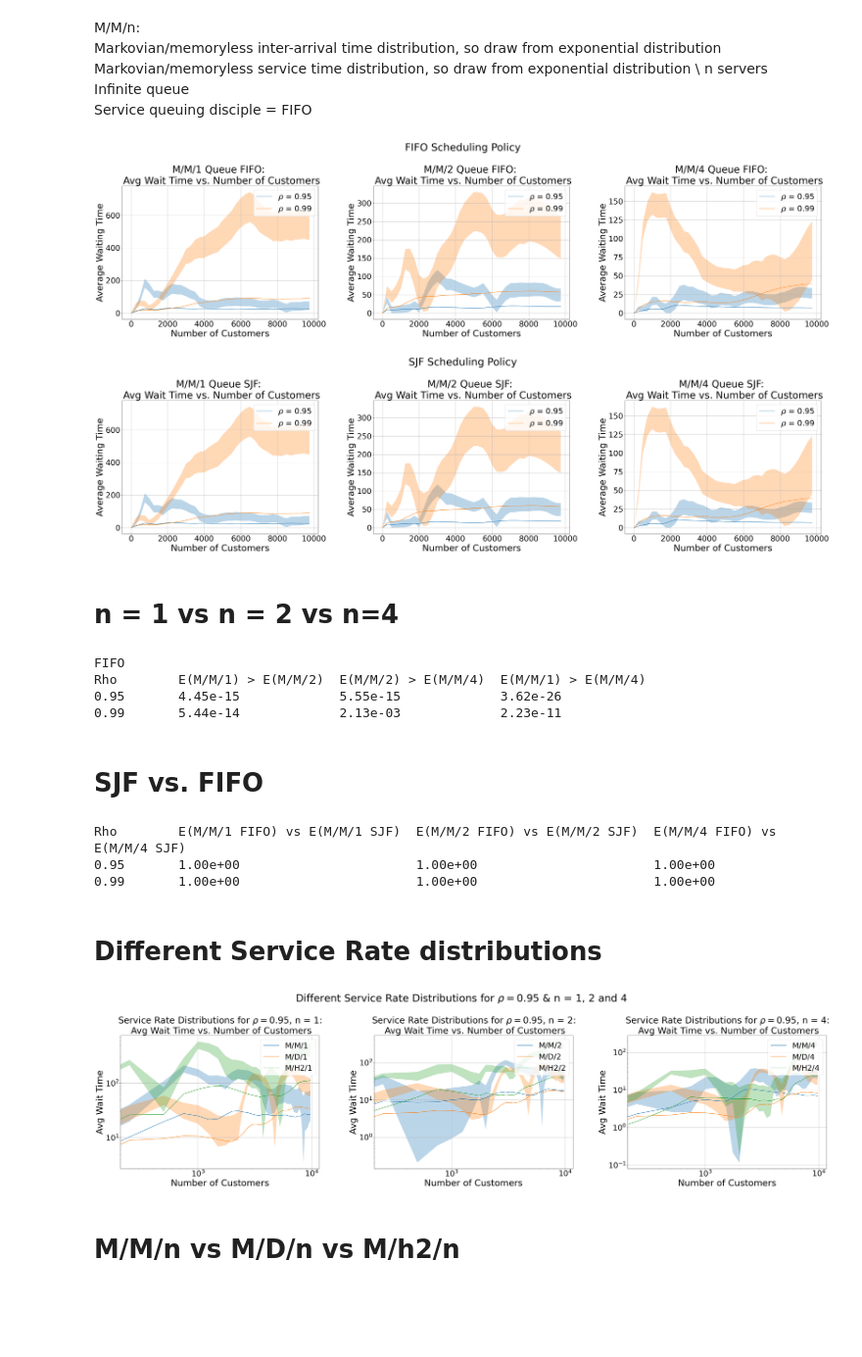
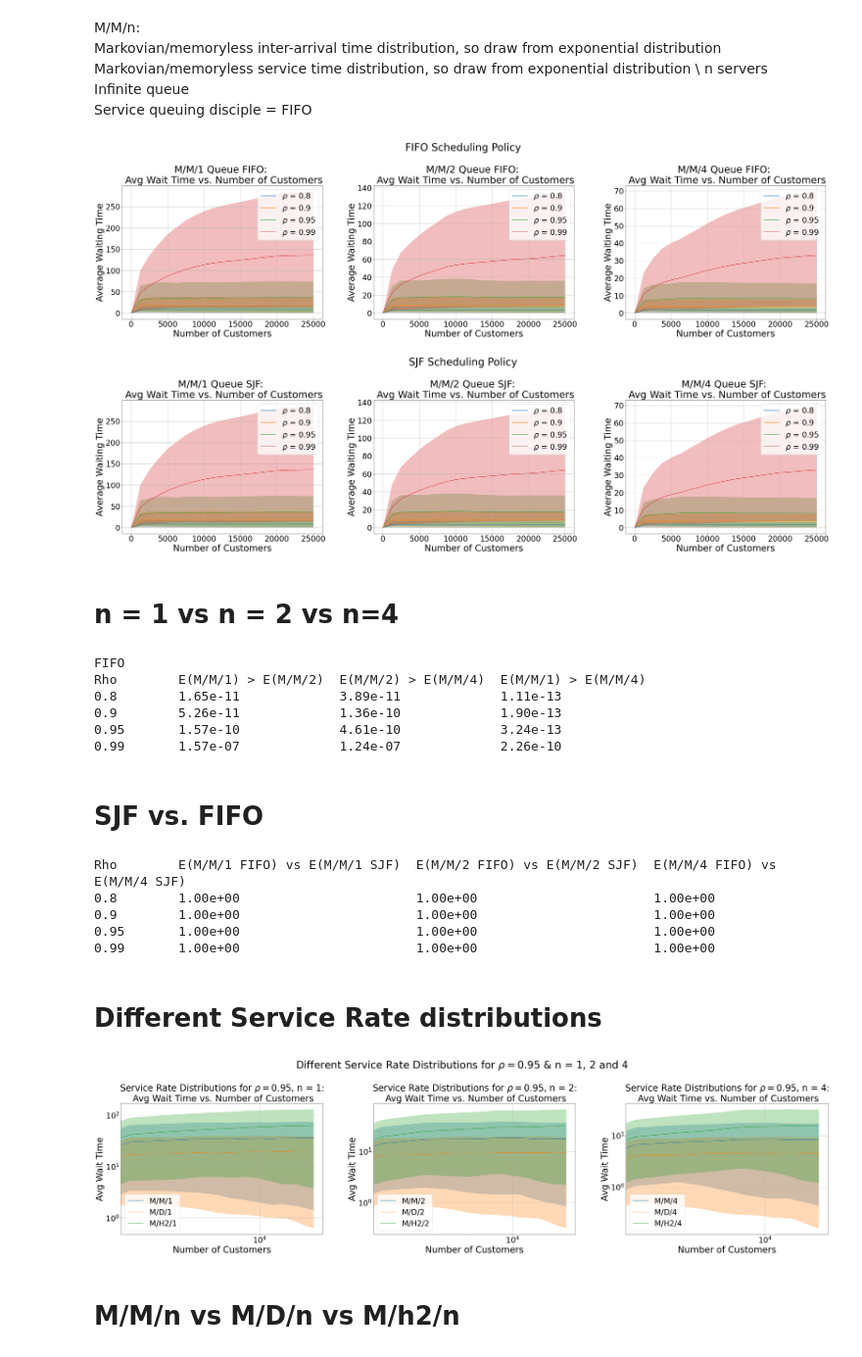
Before and after one commit to koenweverink/stochastic_simulation_assignment_2, a Jupyter notebook: DES_queue.ipynb, the cells around one changed output. Shown: that part at 98% size. Cells and saved outputs as stored; diff of their text form; code cells hidden in the pictures; blank space fills up the shorter version.

```diff
--- a/DES_queue.ipynb
+++ b/DES_queue.ipynb
@@ -114,9 +114,9 @@ def calculate_confidence_interval(data, confidence=0.95):
     return m, (m - h, m + h)
 # %%
 def main():
-    num_simulations = 2
-    num_customers_values = np.arange(0, 10000, 250)
-    rhos = [0.95, 0.99]
+    num_simulations = 100
+    num_customers_values = np.arange(0, 25001, 1250)
+    rhos = [0.8, 0.9, 0.95, 0.99]
     mu = 1/2
     scheduling_policies = ['FIFO', 'SJF']
 
@@ -198,14 +198,14 @@ if __name__ == "__main__":
     csv_path = 'FIFO_SJF_data.csv'
     results.to_csv(csv_path, index=False)
 # %% [output]
-[figure, old version]
+[figure, new version]
-[figure, old version]
+[figure, new version]
 # %% [markdown]
 # n = 1 vs n = 2 vs n=4
 # %%
 #Statistical tests: Welch test for two samples
 # Compare different queue numbers (for different rhos)
-rhos = [0.95, 0.99]
+rhos = [0.8, 0.9, 0.95, 0.99]
 
 # Table header
 print('FIFO')
@@ -237,14 +237,16 @@ for rho in rhos:
 # %% [output]
 FIFO
 Rho        E(M/M/1) > E(M/M/2)  E(M/M/2) > E(M/M/4)  E(M/M/1) > E(M/M/4)
-0.95       4.45e-15             5.55e-15             3.62e-26
-0.99       5.44e-14             2.13e-03             2.23e-11
+0.8        1.65e-11             3.89e-11             1.11e-13
+0.9        5.26e-11             1.36e-10             1.90e-13
+0.95       1.57e-10             4.61e-10             3.24e-13
+0.99       1.57e-07             1.24e-07             2.26e-10
 # %% [markdown]
 # SJF vs. FIFO
 # %%
 #Statistical tests: Welch test for two samples
 # Compare SJF with FIFO for different n values
-rhos = [0.95, 0.99]
+rhos = [0.8, 0.9, 0.95, 0.99]
 n_values = [1, 2, 4]
 
 # Table header
@@ -273,14 +275,16 @@ for rho in rhos:
     print()
 # %% [output]
 Rho        E(M/M/1 FIFO) vs E(M/M/1 SJF)  E(M/M/2 FIFO) vs E(M/M/2 SJF)  E(M/M/4 FIFO) vs E(M/M/4 SJF)
+0.8        1.00e+00                       1.00e+00                       1.00e+00
+0.9        1.00e+00                       1.00e+00                       1.00e+00
 0.95       1.00e+00                       1.00e+00                       1.00e+00
 0.99       1.00e+00                       1.00e+00                       1.00e+00
 # %% [markdown]
 # Different Service Rate distributions
 # %%
 def service_rate_comparisons():
-    num_simulations = 2
-    num_customers_values = np.arange(0, 10000, 250)
+    num_simulations = 100
+    num_customers_values = np.arange(0, 25000, 1250)
     rho = 0.95
     mu = 1/2
     service_distributions = ['M', 'D', 'H2'] #Exponential, Deterministic, Hyper-2
@@ -327,34 +331,34 @@ def service_rate_comparisons():
                     'n': [n],
                     'Num Customers': [num_customers],
                     'Avg Waiting Time': [avg_waiting_time_over_sims],
                     'Confidence Interval': [confidence_interval]
                 })], ignore_index=True)
 
             # Plot the average waiting time
             plt.loglog(num_customers_values, avg_waiting_times, label=f'M/{service_distr}/{n}')
 
             # Plot the shaded confidence interval
             plt.fill_between(num_customers_values,
                             np.array(avg_waiting_times) - np.array(confidence_intervals)[:, 0],
                             np.array(avg_waiting_times) + np.array(confidence_intervals)[:, 1],
                             alpha=0.3)
 
         plt.legend(fontsize=30)  # Add legend with 'rho'
         plt.grid(True)
 
             # Increase font size of x and y-axis tick labels
         plt.tick_params(axis='both', which='both', labelsize=30)
     plt.tight_layout(rect=[0, 0.09, 1, 0.95], h_pad=2.0, w_pad=10)
     plt.savefig(f'output_{service_distributions}.png')  # Save the plot as a PNG file
     plt.show()
 
     return results_df2
 
 results2 = service_rate_comparisons()
 csv_path2 = 'service_distributions_data.csv'
 results2.to_csv(csv_path2, index=False)
 # %% [output]
-[figure, old version]
+[figure, new version]
 # %% [markdown]
 # M/M/n vs M/D/n vs M/h2/n
 # %%
```
Also changed, not shown: parts of 1 cell of this notebook, 5 other files.
